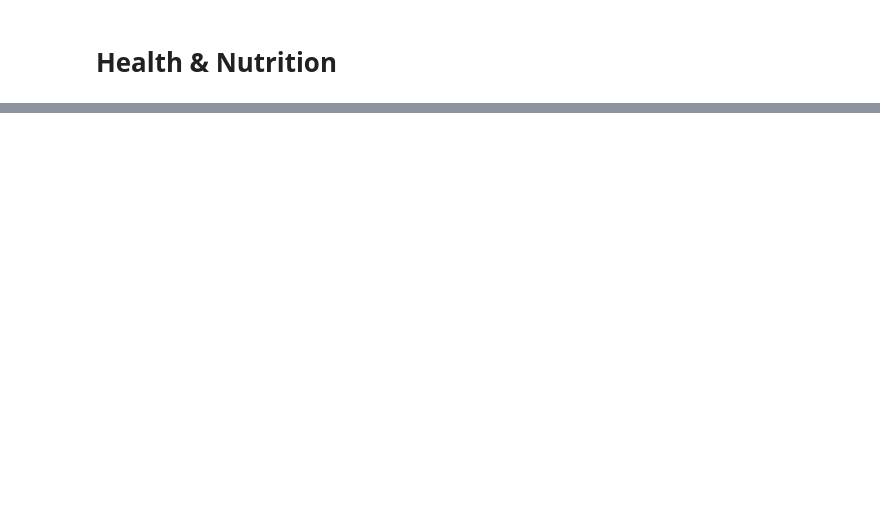
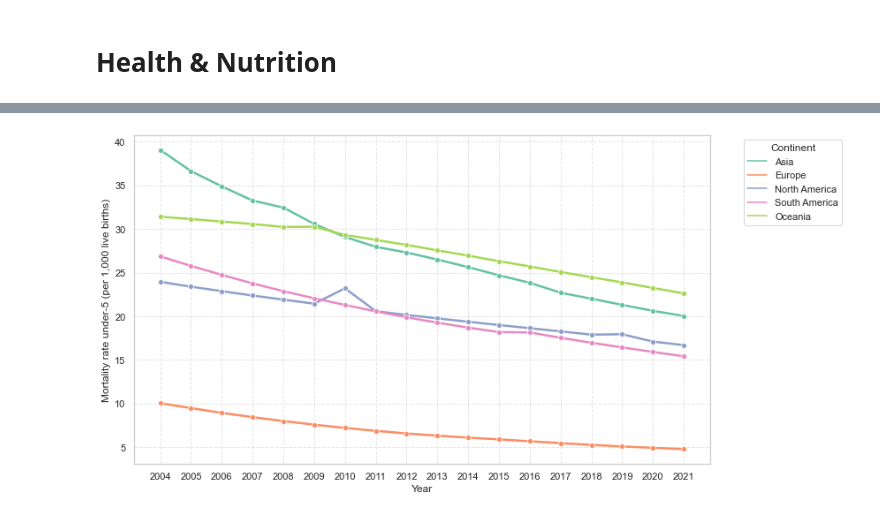
Before and after one commit to mariasilviapancione/data-storytelling-lab, a Jupyter notebook: Data Storytelling - Susy.ipynb, the cells around one changed output, grey strips where cells are left out. Drawn from its saved outputs; the diff is of its cells as text; code cells hidden in the pictures; blank space fills up the shorter version.

```diff
--- a/Data Storytelling - Susy.ipynb
+++ b/Data Storytelling - Susy.ipynb
@@ -136,0 +305,28 @@ Start from Cause of death, by communicable diseases and maternal, prenatal and n
+# %%
+df_no_africa = df_mortupd[df_mortupd['Continent'] != 'Africa']
+
+years = np.arange(df_no_africa['Year'].min(), df_no_africa['Year'].max() + 1)
+
+plt.figure(figsize=(12, 6))
+sns.lineplot(
+    data=df_no_africa,
+    x='Year',
+    y='Mortality rate, under-5 (per 1,000 live births)',
+    hue='Continent',
+    marker='o',
+    linewidth=2.5,
+    palette='Set2',
+    ci=None
+)
+plt.xticks(ticks=years, rotation=0)
+
+plt.title('', fontsize=16)
+plt.ylabel('Mortality rate under-5 (per 1,000 live births)')
+plt.xlabel('Year')
+plt.xticks(rotation=0)
+plt.grid(True, linestyle='--', alpha=0.5)
+plt.legend(title='Continent', bbox_to_anchor=(1.05, 1), loc='upper left')
+plt.tight_layout()
+plt.show()
+# %% [output]
+[figure, added]
```
Also changed, not shown: parts of 33 cells of this notebook.
